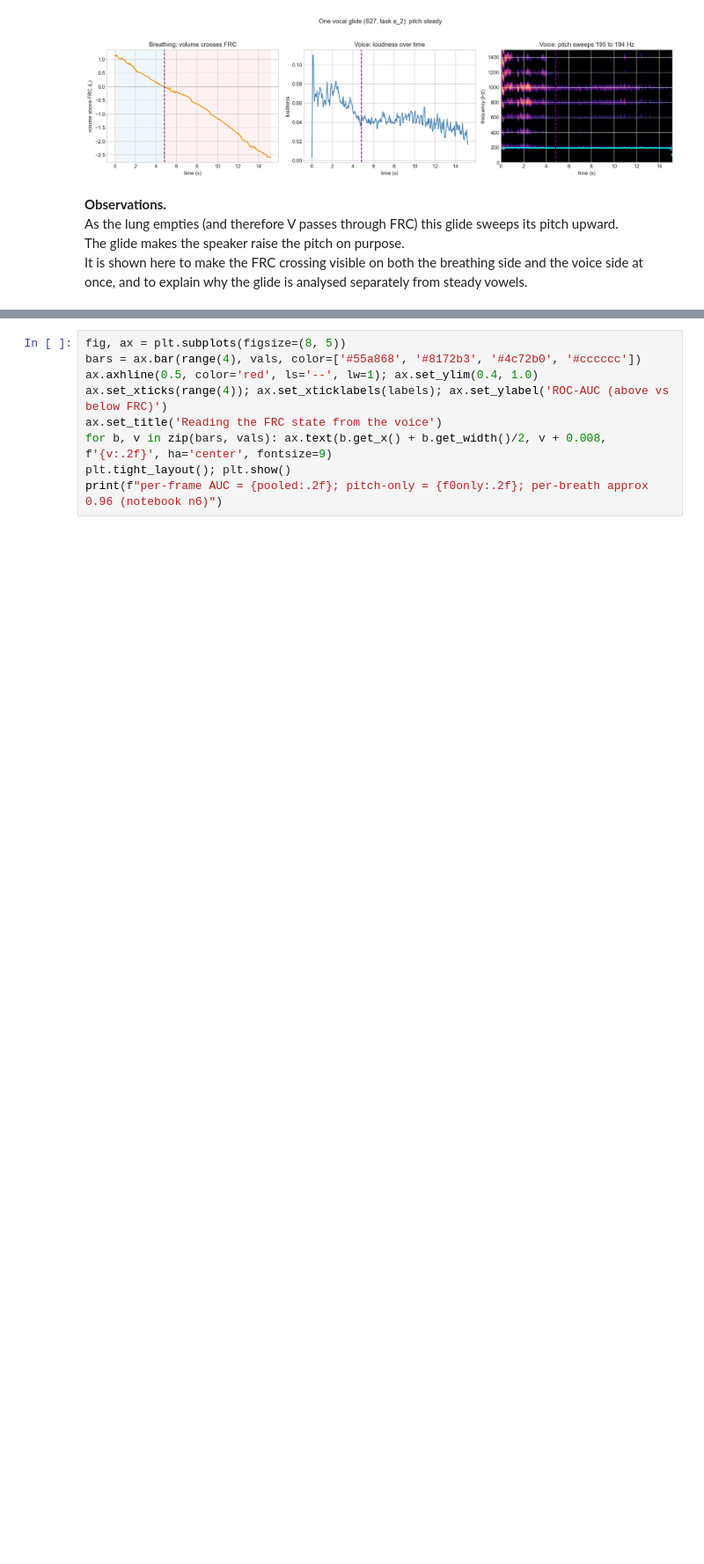
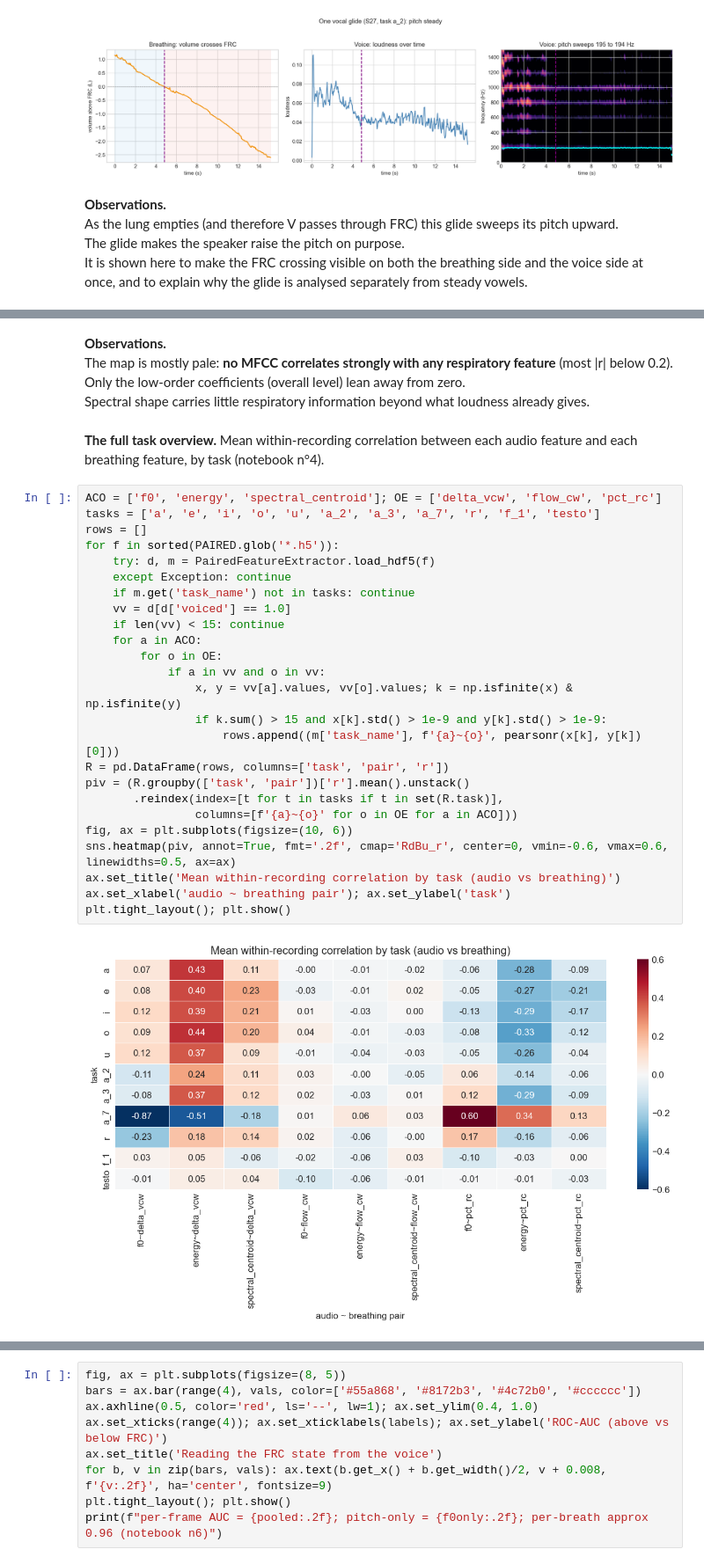
Before and after one commit to Frasavenix/Respiratory-Volumes-and-Speech-pneumophonic_pipeline, a Jupyter notebook: notebooks/results_summary.ipynb, the cells around one changed output, grey strips where cells are left out. Shown at 88% size. Saved outputs shown, nothing was run; the diff lists cells and outputs as text; blank space fills up the shorter version.

```diff
--- a/notebooks/results_summary.ipynb
+++ b/notebooks/results_summary.ipynb
@@ -129,0 +178,34 @@ It is shown here to make the FRC crossing visible on both the breathing side and
+# %% [markdown]
+**Observations.**\
+The map is mostly pale: **no MFCC correlates strongly with any respiratory feature** (most |r| below 0.2).\
+Only the low-order coefficients (overall level) lean away from zero.\
+Spectral shape carries little respiratory information beyond what loudness already gives.
+# %% [markdown]
+**The full task overview.** Mean within-recording correlation between each audio feature and each breathing feature, by task (notebook n°4).
+# %%
+ACO = ['f0', 'energy', 'spectral_centroid']; OE = ['delta_vcw', 'flow_cw', 'pct_rc']
+tasks = ['a', 'e', 'i', 'o', 'u', 'a_2', 'a_3', 'a_7', 'r', 'f_1', 'testo']
+rows = []
+for f in sorted(PAIRED.glob('*.h5')):
+    try: d, m = PairedFeatureExtractor.load_hdf5(f)
+    except Exception: continue
+    if m.get('task_name') not in tasks: continue
+    vv = d[d['voiced'] == 1.0]
+    if len(vv) < 15: continue
+    for a in ACO:
+        for o in OE:
+            if a in vv and o in vv:
+                x, y = vv[a].values, vv[o].values; k = np.isfinite(x) & np.isfinite(y)
+                if k.sum() > 15 and x[k].std() > 1e-9 and y[k].std() > 1e-9:
+                    rows.append((m['task_name'], f'{a}~{o}', pearsonr(x[k], y[k])[0]))
+R = pd.DataFrame(rows, columns=['task', 'pair', 'r'])
+piv = (R.groupby(['task', 'pair'])['r'].mean().unstack()
+       .reindex(index=[t for t in tasks if t in set(R.task)],
+                columns=[f'{a}~{o}' for o in OE for a in ACO]))
+fig, ax = plt.subplots(figsize=(10, 6))
+sns.heatmap(piv, annot=True, fmt='.2f', cmap='RdBu_r', center=0, vmin=-0.6, vmax=0.6, linewidths=0.5, ax=ax)
+ax.set_title('Mean within-recording correlation by task (audio vs breathing)')
+ax.set_xlabel('audio ~ breathing pair'); ax.set_ylabel('task')
+plt.tight_layout(); plt.show()
+# %% [output]
+[figure, added]
```
Also changed, not shown: parts of 15 cells of this notebook.
